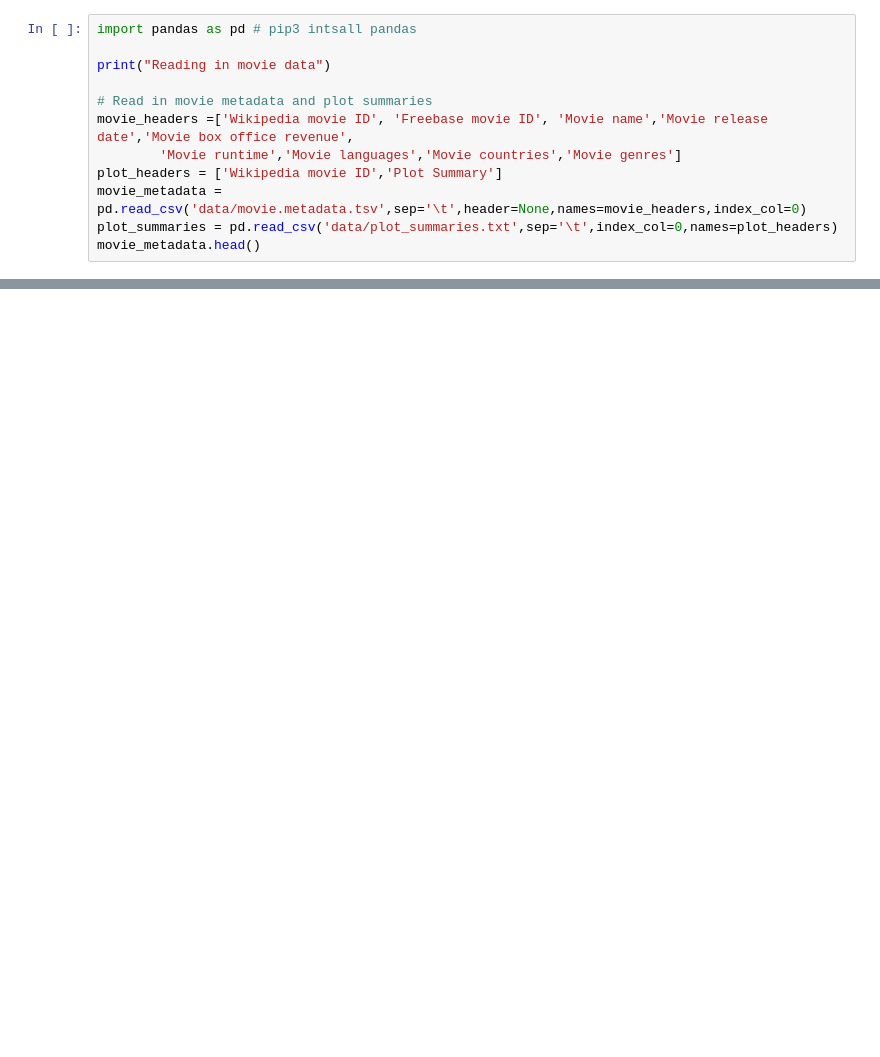
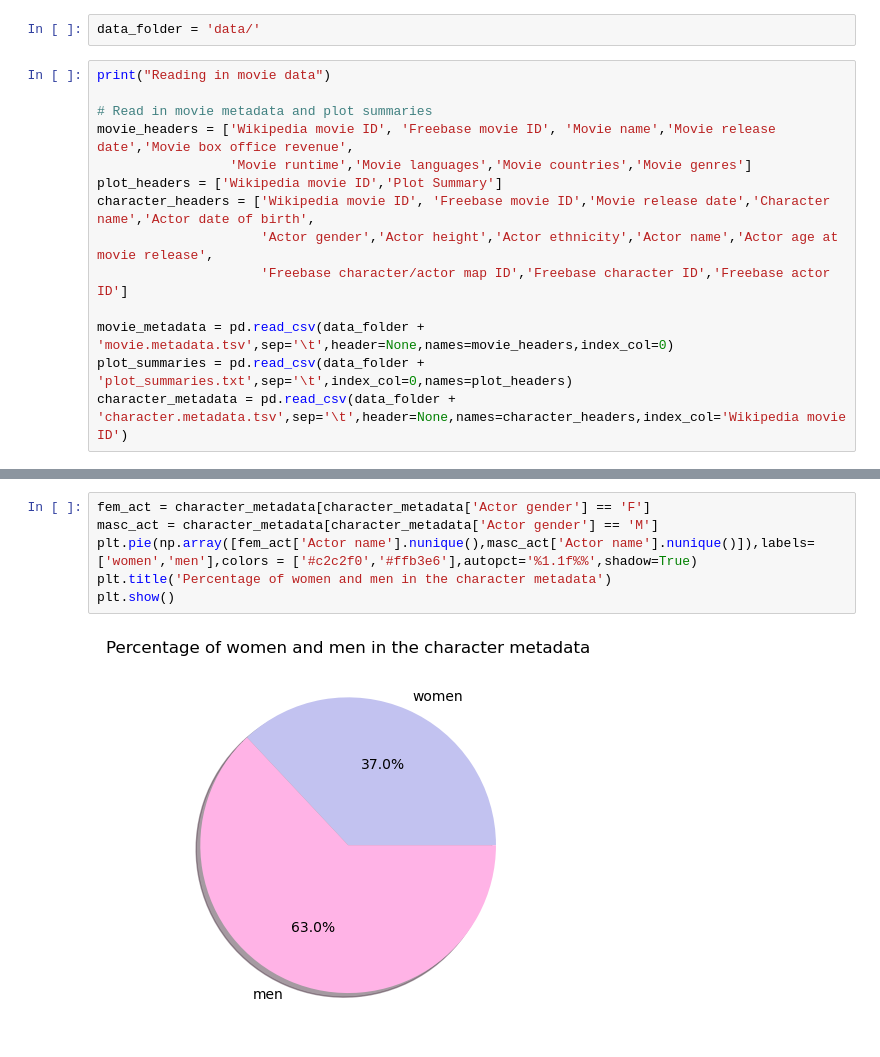
Before and after one commit to epfl-ada/ada-2022-project-cyga, a Jupyter notebook: preprocessing.ipynb, the cells around one changed output, grey strips where cells are left out. Cells and saved outputs as stored; diff of their text form; blank space fills up the shorter version.

Commit message:
working on data

```diff
--- a/preprocessing.ipynb
+++ b/preprocessing.ipynb
@@ -1,14 +16,18 @@
+# %%
+data_folder = 'data/'
 # %%
-import pandas as pd # pip3 intsall pandas
-
 print("Reading in movie data")
 
 # Read in movie metadata and plot summaries
-movie_headers =['Wikipedia movie ID', 'Freebase movie ID', 'Movie name','Movie release date','Movie box office revenue',
-        'Movie runtime','Movie languages','Movie countries','Movie genres']
+movie_headers = ['Wikipedia movie ID', 'Freebase movie ID', 'Movie name','Movie release date','Movie box office revenue',
+                 'Movie runtime','Movie languages','Movie countries','Movie genres']
 plot_headers = ['Wikipedia movie ID','Plot Summary']
-movie_metadata = pd.read_csv('data/movie.metadata.tsv',sep='\t',header=None,names=movie_headers,index_col=0)
-plot_summaries = pd.read_csv('data/plot_summaries.txt',sep='\t',index_col=0,names=plot_headers)
-movie_metadata.head()
+character_headers = ['Wikipedia movie ID', 'Freebase movie ID','Movie release date','Character name','Actor date of birth',
+                     'Actor gender','Actor height','Actor ethnicity','Actor name','Actor age at movie release',
+                     'Freebase character/actor map ID','Freebase character ID','Freebase actor ID']
+
+movie_metadata = pd.read_csv(data_folder + 'movie.metadata.tsv',sep='\t',header=None,names=movie_headers,index_col=0)
+plot_summaries = pd.read_csv(data_folder + 'plot_summaries.txt',sep='\t',index_col=0,names=plot_headers)
+character_metadata = pd.read_csv(data_folder + 'character.metadata.tsv',sep='\t',header=None,names=character_headers,index_col='Wikipedia movie ID')
 # %% [output]
 Reading in movie data
@@ -21,0 +114,8 @@ Reading in movie data
+# %%
+fem_act = character_metadata[character_metadata['Actor gender'] == 'F']
+masc_act = character_metadata[character_metadata['Actor gender'] == 'M']
+plt.pie(np.array([fem_act['Actor name'].nunique(),masc_act['Actor name'].nunique()]),labels=['women','men'],colors = ['#c2c2f0','#ffb3e6'],autopct='%1.1f%%',shadow=True)
+plt.title('Percentage of women and men in the character metadata')
+plt.show()
+# %% [output]
+[figure, added]
```
Also changed, not shown: parts of 10 cells of this notebook.
